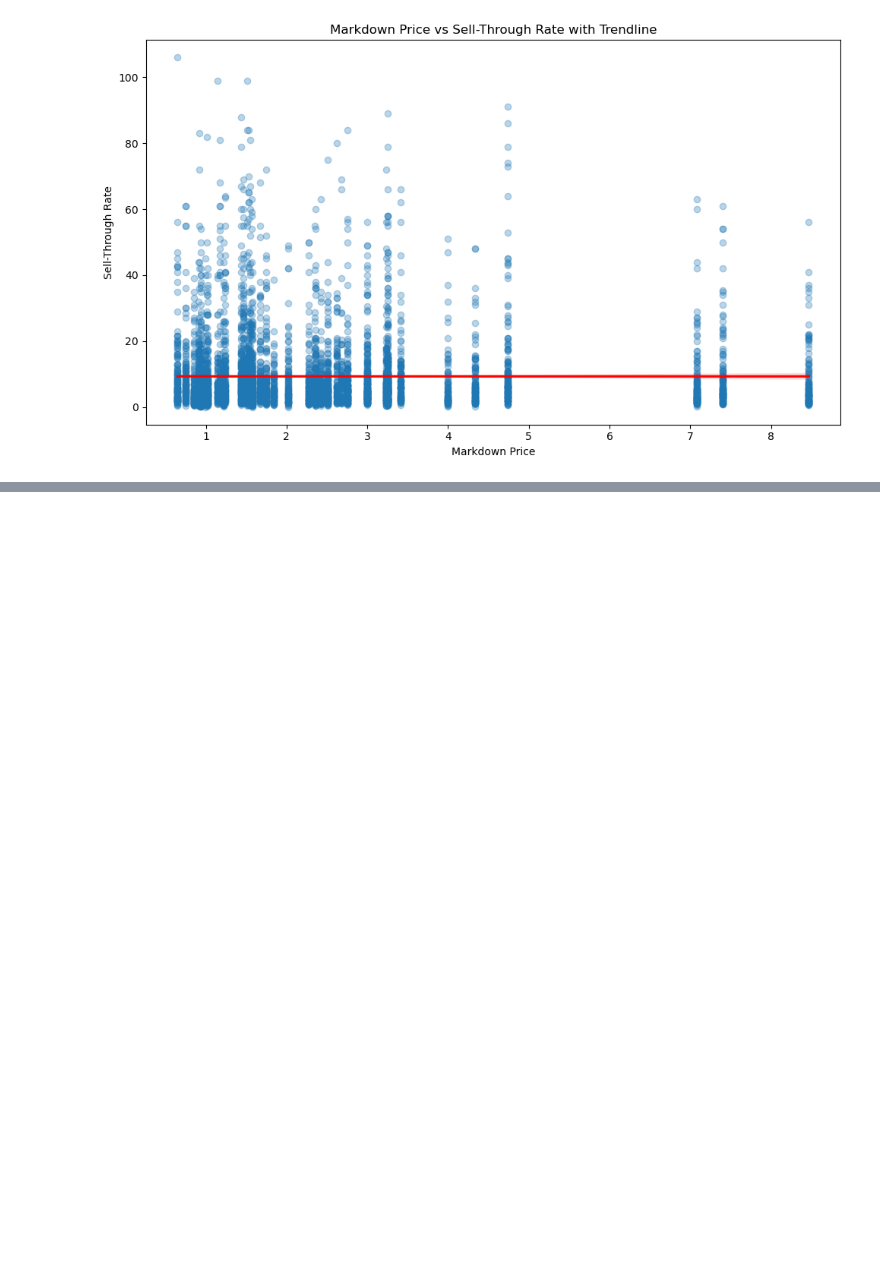
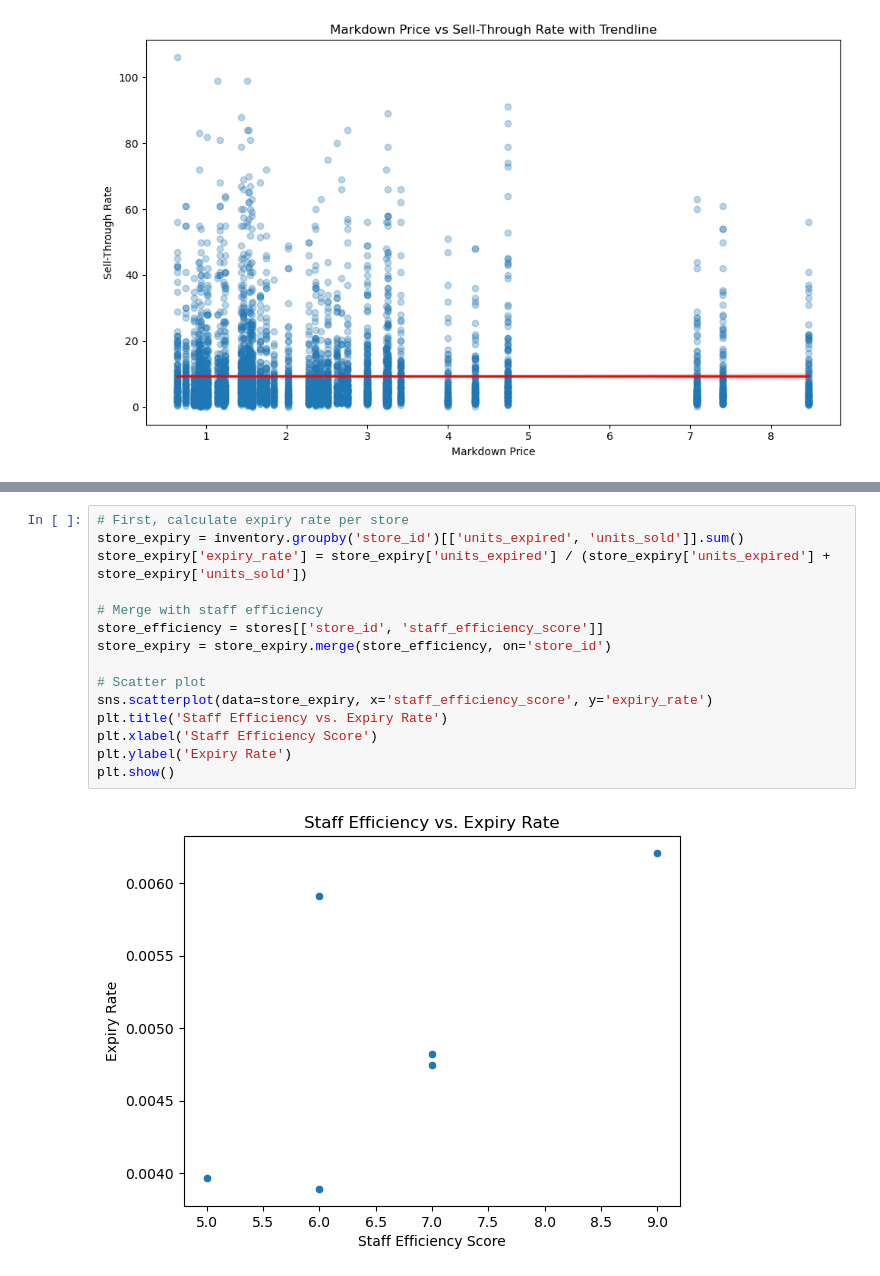
Before and after one commit to Godwin-Oti/Expiry-Loss-Minimization-Project, a Jupyter notebook: 1_Data Exploration & Inventory Behavior Analysis.ipynb, the cells around one changed output, grey strips where cells are left out. Drawn from its saved outputs; the diff is of its cells as text; blank space fills up the shorter version.

```diff
--- a/1_Data Exploration & Inventory Behavior Analysis.ipynb
+++ b/1_Data Exploration & Inventory Behavior Analysis.ipynb
@@ -203,0 +270,17 @@ plt.show()
+# %%
+# First, calculate expiry rate per store
+store_expiry = inventory.groupby('store_id')[['units_expired', 'units_sold']].sum()
+store_expiry['expiry_rate'] = store_expiry['units_expired'] / (store_expiry['units_expired'] + store_expiry['units_sold'])
+
+# Merge with staff efficiency
+store_efficiency = stores[['store_id', 'staff_efficiency_score']]
+store_expiry = store_expiry.merge(store_efficiency, on='store_id')
+
+# Scatter plot
+sns.scatterplot(data=store_expiry, x='staff_efficiency_score', y='expiry_rate')
+plt.title('Staff Efficiency vs. Expiry Rate')
+plt.xlabel('Staff Efficiency Score')
+plt.ylabel('Expiry Rate')
+plt.show()
+# %% [output]
+[figure, added]
```
Also changed, not shown: parts of 20 cells of this notebook.
